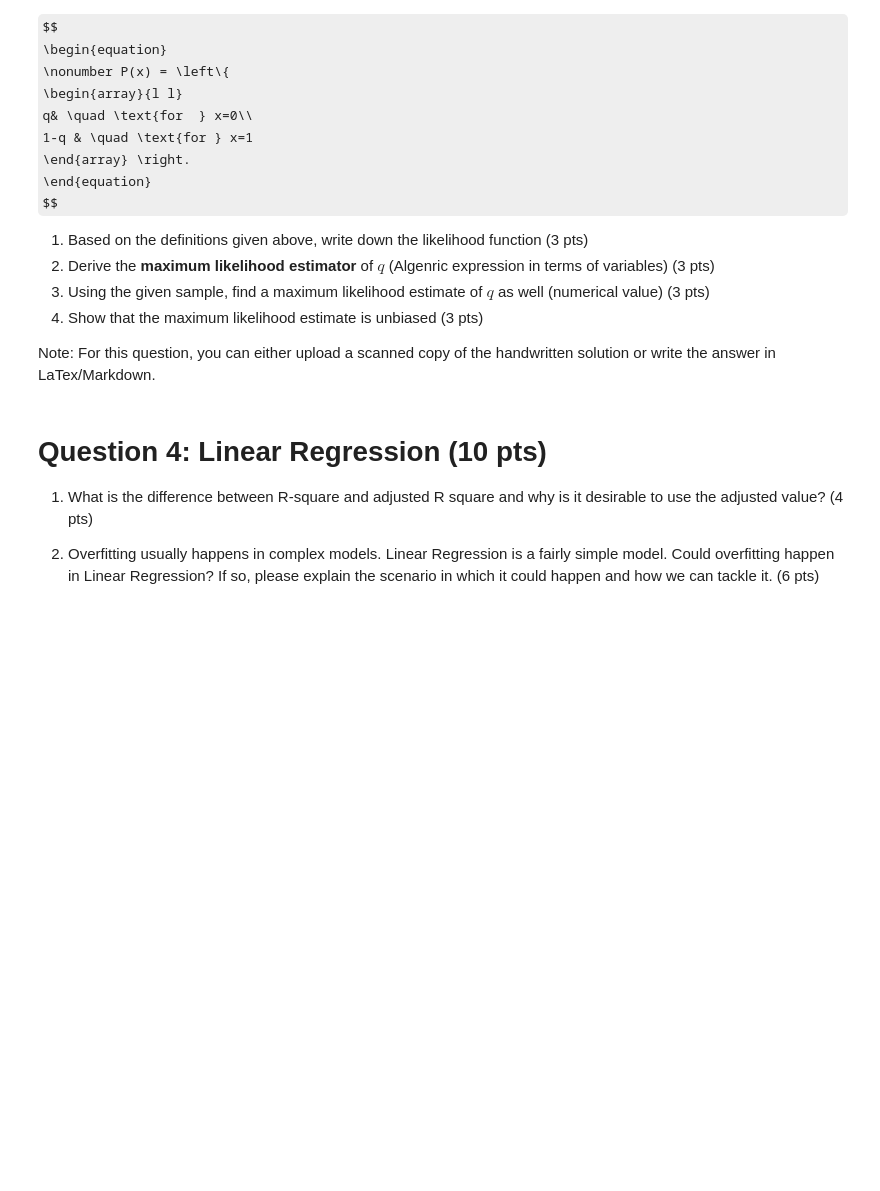
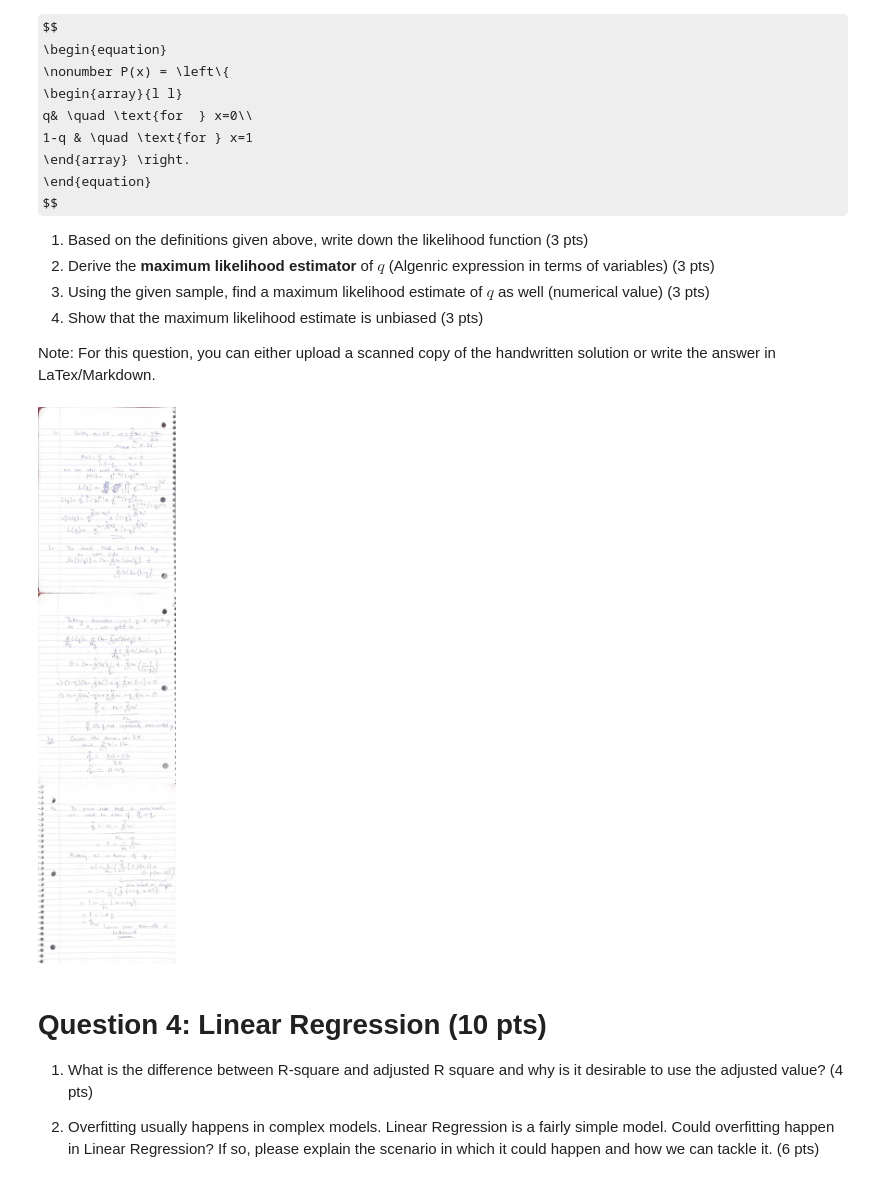
Before and after one commit to milindbhatiaa/Advance_Machine_Learning, a Jupyter notebook: HW_1_Milind_Bhatia.ipynb, the cells around one changed output. Cells and saved outputs as stored; diff of their text form; code cells hidden in the pictures; some formulas as TeX source; blank space fills up the shorter version.

```diff
--- a/HW_1_Milind_Bhatia.ipynb
+++ b/HW_1_Milind_Bhatia.ipynb
@@ -65,7 +65,9 @@ Note: For this question, you can either upload a scanned copy of the handwritten
 # %%
 from IPython import display
 
-display.Image("https://raw.githubusercontent.com/milindbhatiaa/Advance_Machine_Learning/main/Q3-Milind-Bhatia-1.jpg")
+display.Image("https://raw.githubusercontent.com/milindbhatiaa/Advance_Machine_Learning/main/Q3%20-%20Milind%20Bhatia.png")
+# %% [output]
+[figure, added]
 # %% [markdown]
 # Question 4: Linear Regression (10 pts)
 
```
